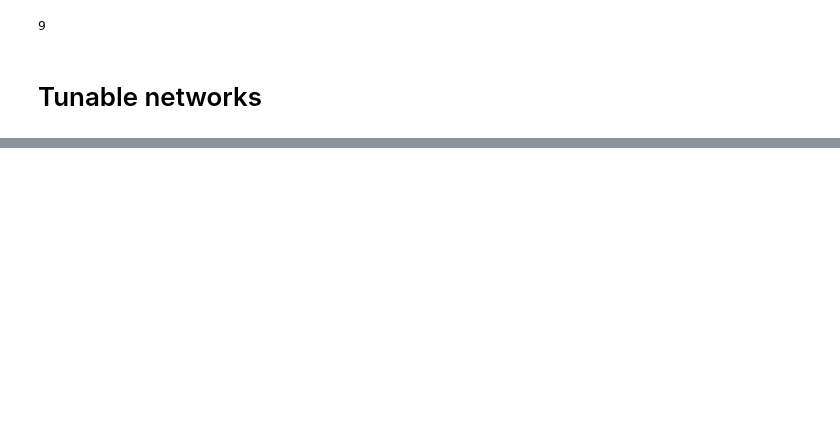
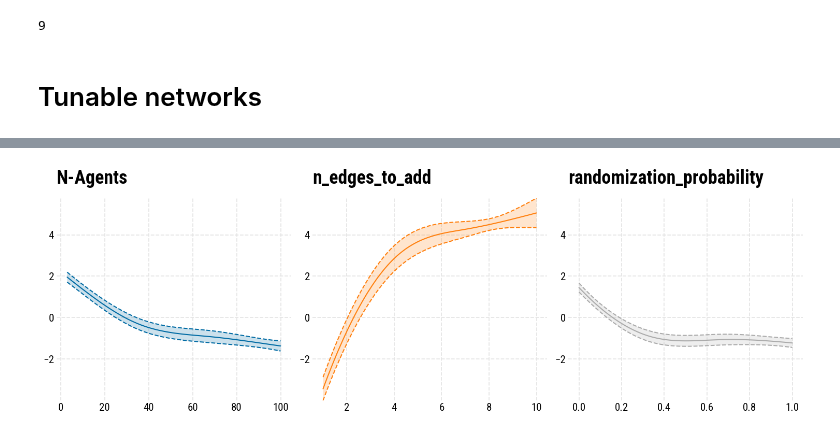
Before and after one commit to MNoichl/network_epistemology_playground, a Jupyter notebook: playground_1_refactored.ipynb, the cells around one changed output, grey strips where cells are left out. Drawn from its saved outputs; the diff is of its cells as text; code cells hidden in the pictures; blank space fills up the shorter version.

```diff
--- a/playground_1_refactored.ipynb
+++ b/playground_1_refactored.ipynb
@@ -437,0 +531,17 @@ plt.show()
+# %%
+
+
+    # Preparing the data
+X = results_df[['n_agents', 'n_edges_to_add', 'randomization_probability']]
+y = results_df['true_consensus'].astype(int)  # Convert boolean to integer
+
+# Splitting the data into training and testing sets for model validation
+X_train, X_test, y_train, y_test = train_test_split(X, y, test_size=0.3, random_state=42)
+
+# Fitting the Logistic GAM model
+gam = LogisticGAM(s(0,n_splines=6) + s(1,n_splines=6) + s(2,n_splines=6) ).fit(X_train, y_train)
+
+print(f"Model for {network_type}:")
+print(f"Accuracy on training data: {gam.accuracy(X_train, y_train)}")
+print(f"Accuracy on test data: {gam.accuracy(X_test, y_test)}")
+print(gam.summary())
@@ -437,0 +572,55 @@ plt.show()
+# %%
+import matplotlib.pyplot as plt
+
+# Suppose `gam` is your model and `gam.terms` contains the terms used in the model.
+# First, determine the number of plots (ignoring the intercept)
+plot_count = sum(not term.isintercept for term in gam.terms)
+
+# Start the figure
+plt.figure(figsize=(15, 5))  # Adjust the size as needed
+
+current_plot = 1
+# Initialize a list to store y-limits
+y_limits = []
+labels =['N-Agents', 'n_edges_to_add', 'randomization_probability']
+# First pass: compute the y-axis limits for all plots
+for i, term in enumerate(gam.terms):
+    if term.isintercept:
+        continue
+
+    XX = gam.generate_X_grid(term=i)
+    pdep, confi = gam.partial_dependence(term=i, X=XX, width=0.95)
+    y_limits.append((min(pdep.min(), confi.min()), max(pdep.max(), confi.max())))
+
+# Global y limits
+global_y_min = min(limit[0] for limit in y_limits)
+global_y_max = max(limit[1] for limit in y_limits)
+
+# Second pass: plot with standardized y limits
+current_plot = 1
+for i, term in enumerate(gam.terms):
+    if term.isintercept:
+        continue
+
+    XX = gam.generate_X_grid(term=i)
+    pdep, confi = gam.partial_dependence(term=i, X=XX, width=0.95)
+
+    # Set the subplot position
+    plt.subplot(1, plot_count, current_plot)
+    plt.plot(XX[:, term.feature], pdep,c=colors[i])
+    plt.plot(XX[:, term.feature], confi, c=colors[i], ls='--')
+
+    plt.fill_between(XX[:, term.feature], confi[:, 0], confi[:, 1], facecolor=colors[i], alpha=0.2, interpolate=True)
+
+    plt.ylim(global_y_min, global_y_max)  # Set global y limits
+    plt.title(labels[i])
+    plt.xlabel('')  # Remove x-axis label
+    plt.ylabel('')  # Remove y-axis label
+
+
+    current_plot += 1  # Move to the next plot position
+
+plt.tight_layout()  # Adjust subplots to fit into figure area.
+plt.show()
+# %% [output]
+[figure, added]
```
Also changed, not shown: parts of 16 cells of this notebook, 4 other files.
